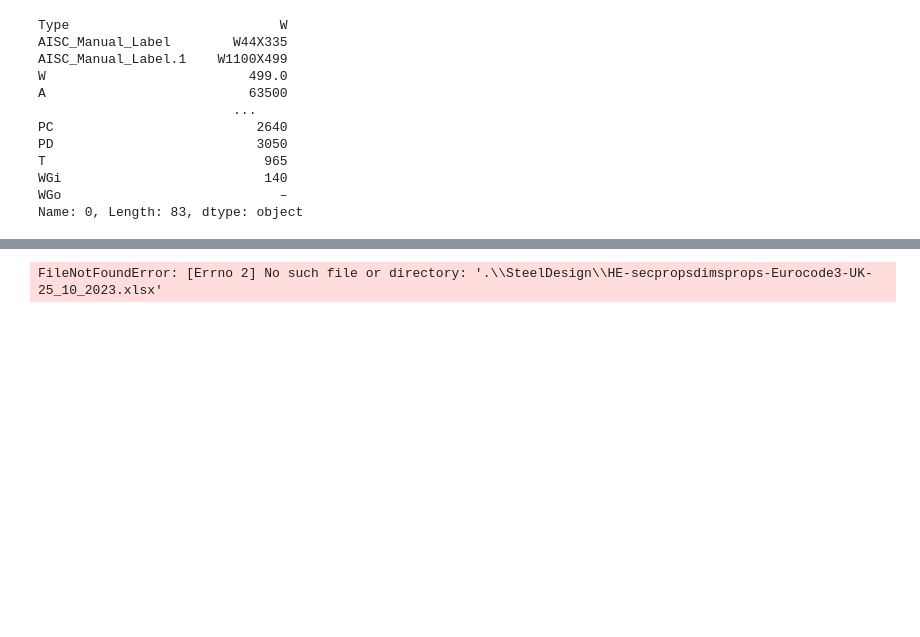
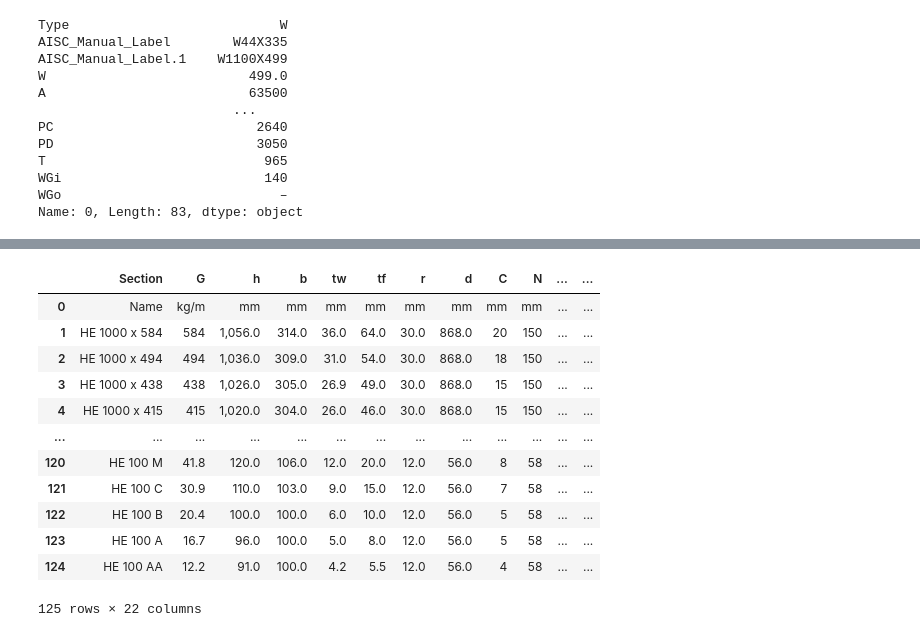
Before and after one commit to muhammedsural/SteelDesign, a Jupyter notebook: Section.ipynb, the cells around one changed output, grey strips where cells are left out. Cells and saved outputs as stored; diff of their text form; code cells hidden in the pictures; blank space fills up the shorter version.

```diff
--- a/Section.ipynb
+++ b/Section.ipynb
@@ -190,8 +180,20 @@ Name: 0, Length: 83, dtype: object
 # %%
-HE = pd.read_excel(".\\SteelDesign\\HE-secpropsdimsprops-Eurocode3-UK-25_10_2023.xlsx",sheet_name="HE-secpropsdimsprops-Eurocode3-")
+HE = pd.read_excel("D:\\github\\SteelDesign\\SteelSections\\HE-secpropsdimsprops-Eurocode3-UK-25_10_2023.xlsx",sheet_name="HE")
 HE
 # %% [output]
+|  | Section | G | h | b | tw | tf | r | d | C | N | ... | ... |
+| 0 | Name | kg/m | mm | mm | mm | mm | mm | mm | mm | mm | ... | ... |
+| 1 | HE 1000 x 584 | 584 | 1,056.0 | 314.0 | 36.0 | 64.0 | 30.0 | 868.0 | 20 | 150 | ... | ... |
+| 2 | HE 1000 x 494 | 494 | 1,036.0 | 309.0 | 31.0 | 54.0 | 30.0 | 868.0 | 18 | 150 | ... | ... |
+| 3 | HE 1000 x 438 | 438 | 1,026.0 | 305.0 | 26.9 | 49.0 | 30.0 | 868.0 | 15 | 150 | ... | ... |
+| 4 | HE 1000 x 415 | 415 | 1,020.0 | 304.0 | 26.0 | 46.0 | 30.0 | 868.0 | 15 | 150 | ... | ... |
+| ... | ... | ... | ... | ... | ... | ... | ... | ... | ... | ... | ... | ... |
+| 120 | HE 100 M | 41.8 | 120.0 | 106.0 | 12.0 | 20.0 | 12.0 | 56.0 | 8 | 58 | ... | ... |
+| 121 | HE 100 C | 30.9 | 110.0 | 103.0 | 9.0 | 15.0 | 12.0 | 56.0 | 7 | 58 | ... | ... |
+| 122 | HE 100 B | 20.4 | 100.0 | 100.0 | 6.0 | 10.0 | 12.0 | 56.0 | 5 | 58 | ... | ... |
+| 123 | HE 100 A | 16.7 | 96.0 | 100.0 | 5.0 | 8.0 | 12.0 | 56.0 | 5 | 58 | ... | ... |
+| 124 | HE 100 AA | 12.2 | 91.0 | 100.0 | 4.2 | 5.5 | 12.0 | 56.0 | 4 | 58 | ... | ... |
-FileNotFoundError: [Errno 2] No such file or directory: '.\\SteelDesign\\HE-secpropsdimsprops-Eurocode3-UK-25_10_2023.xlsx'
+125 rows × 22 columns
 # %%
 from dataclasses import dataclass
 
```
Also changed, not shown: parts of 2 cells of this notebook, 10 other files.
